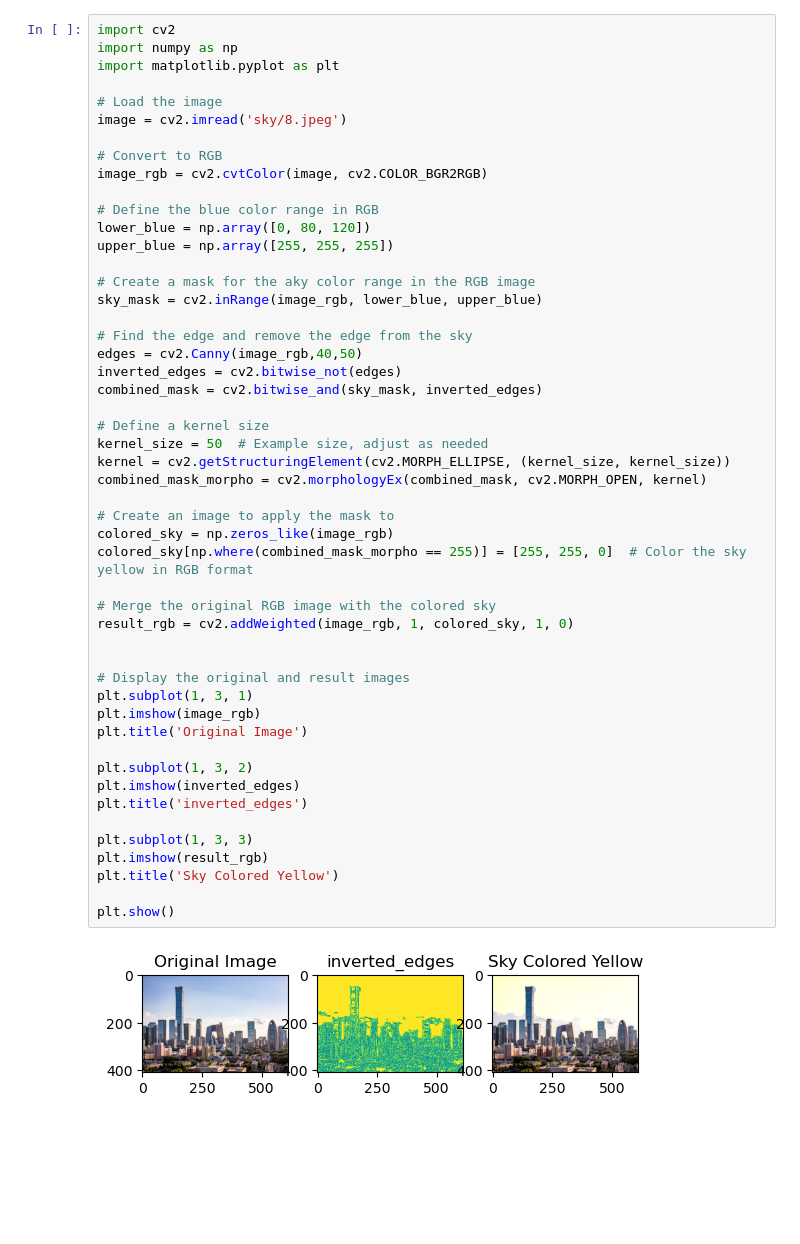
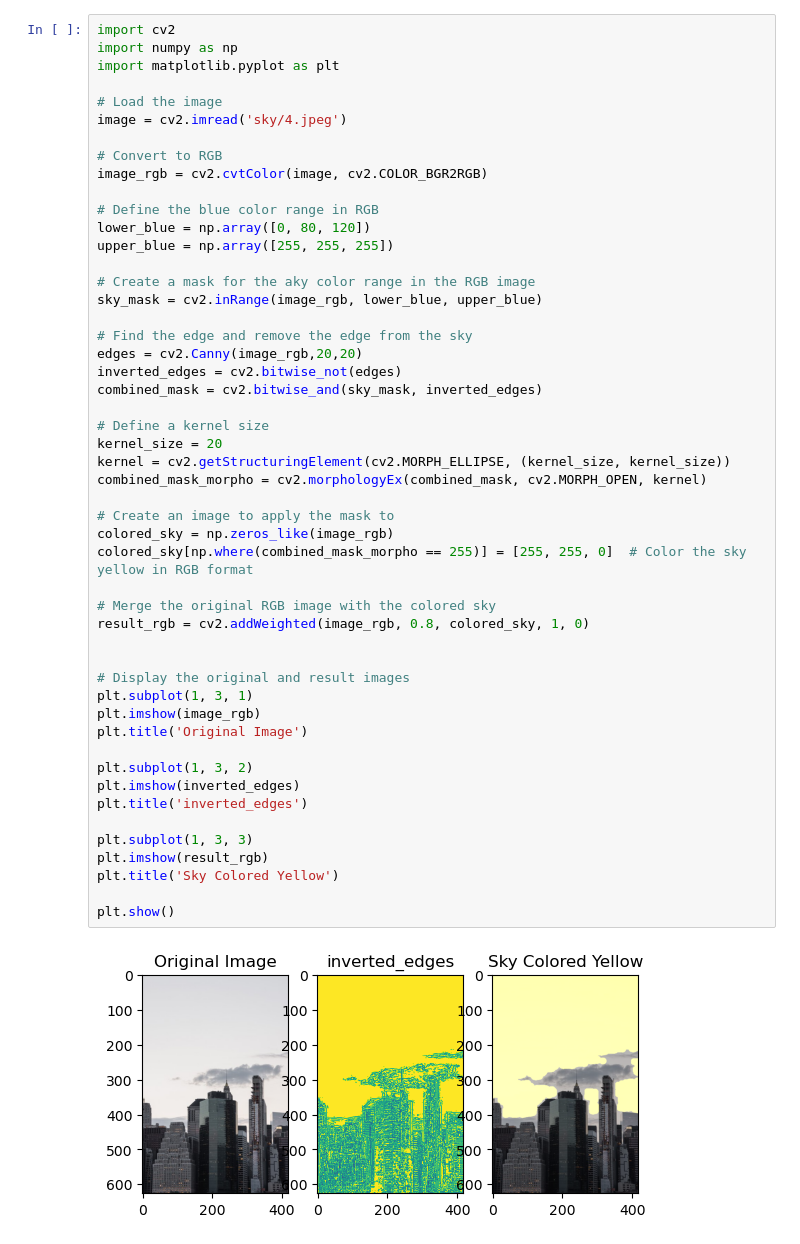
Before and after one commit to smileyround/Sky-Detection-in-Images---A-Computer-Vision-Approach, a Jupyter notebook: sky_final.ipynb, the cells around one changed output. Saved outputs shown, nothing was run; the diff lists cells and outputs as text; blank space fills up the shorter version.

Commit message:
use_kernel_morpho

```diff
--- a/sky_final.ipynb
+++ b/sky_final.ipynb
@@ -4,7 +4,7 @@ import numpy as np
 import matplotlib.pyplot as plt
 
 # Load the image
-image = cv2.imread('sky/8.jpeg')
+image = cv2.imread('sky/4.jpeg')
 
 # Convert to RGB
 image_rgb = cv2.cvtColor(image, cv2.COLOR_BGR2RGB)
@@ -17,36 +17,36 @@ upper_blue = np.array([255, 255, 255])
 sky_mask = cv2.inRange(image_rgb, lower_blue, upper_blue)
 
 # Find the edge and remove the edge from the sky
-edges = cv2.Canny(image_rgb,40,50)
+edges = cv2.Canny(image_rgb,20,20)
 inverted_edges = cv2.bitwise_not(edges)
 combined_mask = cv2.bitwise_and(sky_mask, inverted_edges)
 
 # Define a kernel size
-kernel_size = 50  # Example size, adjust as needed
+kernel_size = 20
 kernel = cv2.getStructuringElement(cv2.MORPH_ELLIPSE, (kernel_size, kernel_size))
 combined_mask_morpho = cv2.morphologyEx(combined_mask, cv2.MORPH_OPEN, kernel)
 
 # Create an image to apply the mask to
 colored_sky = np.zeros_like(image_rgb)
 colored_sky[np.where(combined_mask_morpho == 255)] = [255, 255, 0]  # Color the sky yellow in RGB format
 
 # Merge the original RGB image with the colored sky
-result_rgb = cv2.addWeighted(image_rgb, 1, colored_sky, 1, 0)
+result_rgb = cv2.addWeighted(image_rgb, 0.8, colored_sky, 1, 0)
 
 
 # Display the original and result images
 plt.subplot(1, 3, 1)
 plt.imshow(image_rgb)
 plt.title('Original Image')
 
 plt.subplot(1, 3, 2)
 plt.imshow(inverted_edges)
 plt.title('inverted_edges')
 
 plt.subplot(1, 3, 3)
 plt.imshow(result_rgb)
 plt.title('Sky Colored Yellow')
 
 plt.show()
 # %% [output]
-[figure, old version]
+[figure, new version]
```
